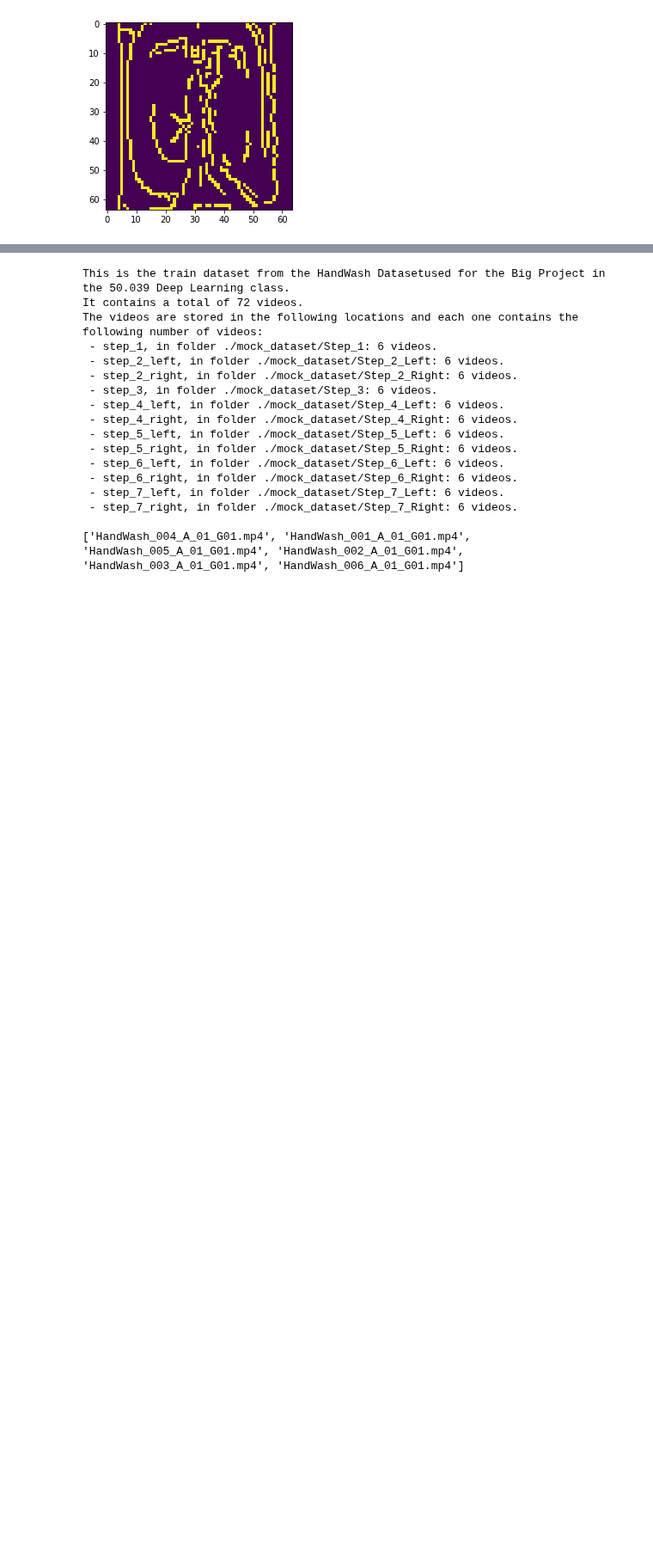
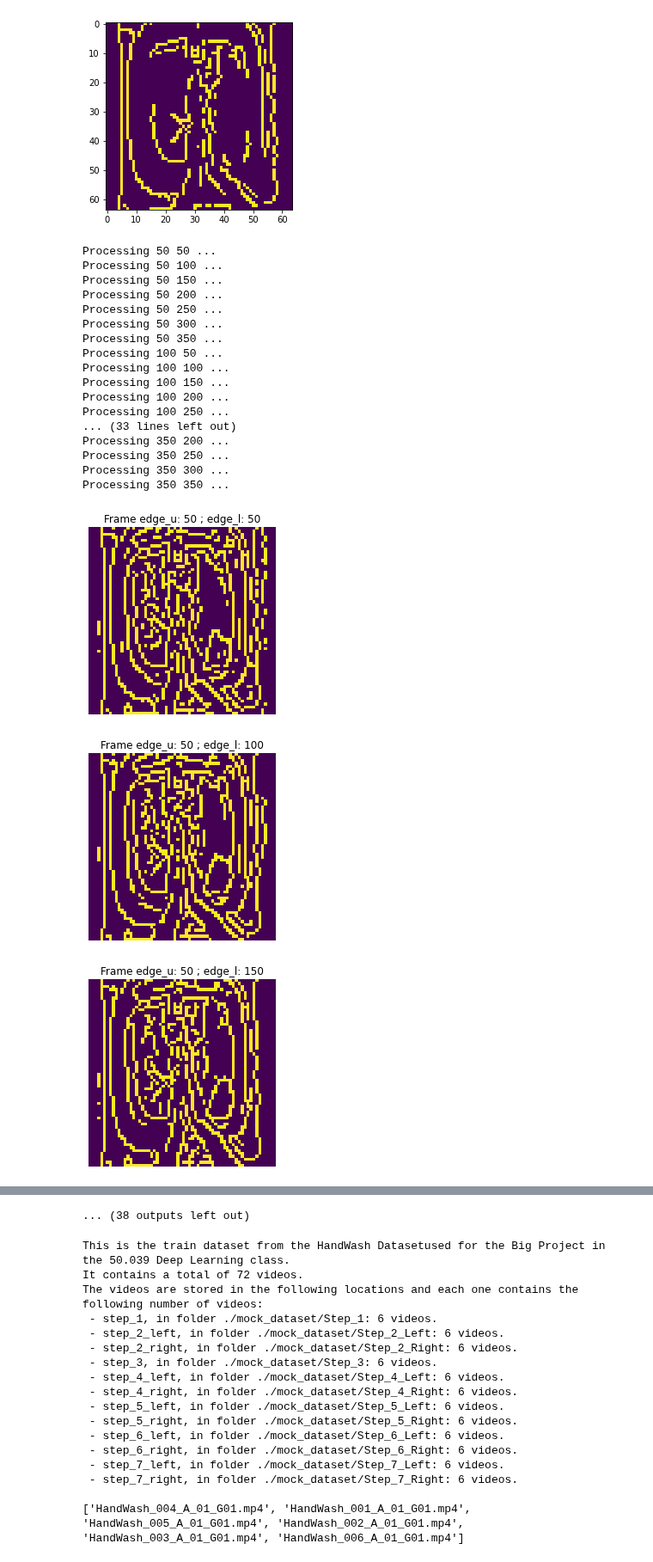
Before and after one commit to huiwen99/HandWash, a Jupyter notebook: scrap.ipynb, the cells around one changed output, grey strips where cells are left out. Shown at 86% size. Saved outputs shown, nothing was run; the diff lists cells and outputs as text; code cells hidden in the pictures; blank space fills up the shorter version.

Commit message:
experimented with canny params

```diff
--- a/scrap.ipynb
+++ b/scrap.ipynb
@@ -141,3 +141,60 @@ imshow(test_frames[1])
 # %% [output]
 <matplotlib.image.AxesImage at 0x...>
 [figure]
+# %%
+from video_processing import *
+from IPython.display import display # to display images
+import matplotlib.pyplot as plt
+
+
+
+"""
+Canny does use two thresholds (upper and lower):
+- If a pixel gradient is higher than the upper threshold, the pixel is accepted as an edge.
+- If a pixel gradient value is below the lower threshold, then it is rejected.
+"""
+edge_uS = [50,100,150,200,250,300,350]
+edge_lS = [50,100,150,200,250,300,350]
+
+file_path = './mock_dataset/Step_1/HandWash_001_A_01_G01.mp4'
+
+arr =[]
+names = []
+for edge_u in edge_uS:
+    for edge_l in edge_lS:
+        test_frames = video_to_3d(file_path, 10,edge=True, edge_u=edge_u, edge_l=edge_l)
+
+        print("Processing",edge_u, edge_l,"...")
+        names.append(f"edge_u: {edge_u} ; edge_l: {edge_l}")
+        arr.append(test_frames[1])
+arr=np.asarray(arr)
+
+# display
+for i in range(arr.shape[0]):
+    frame = arr[i]
+    fig, ax = plt.subplots()
+    ax.imshow(frame)
+    ax.set_title('Frame {}'.format(names[i]))
+    ax.axis('off')
+plt.show()
+# %% [output]
+Processing 50 50 ...
+Processing 50 100 ...
+Processing 50 150 ...
+Processing 50 200 ...
+Processing 50 250 ...
+Processing 50 300 ...
+Processing 50 350 ...
+Processing 100 50 ...
+Processing 100 100 ...
+Processing 100 150 ...
+Processing 100 200 ...
+Processing 100 250 ...
+... (33 lines left out)
+Processing 350 200 ...
+Processing 350 250 ...
+Processing 350 300 ...
+Processing 350 350 ...
+[figure, added]
+[figure, added]
+[figure, added]
@@ -144,3 +209,4 @@ imshow(test_frames[1])
+... (38 outputs left out)
 # %%
 from dataset import *
 test = Handwash_Dataset('train',edge=True)
```
Also changed, not shown: parts of 1 cell of this notebook.
